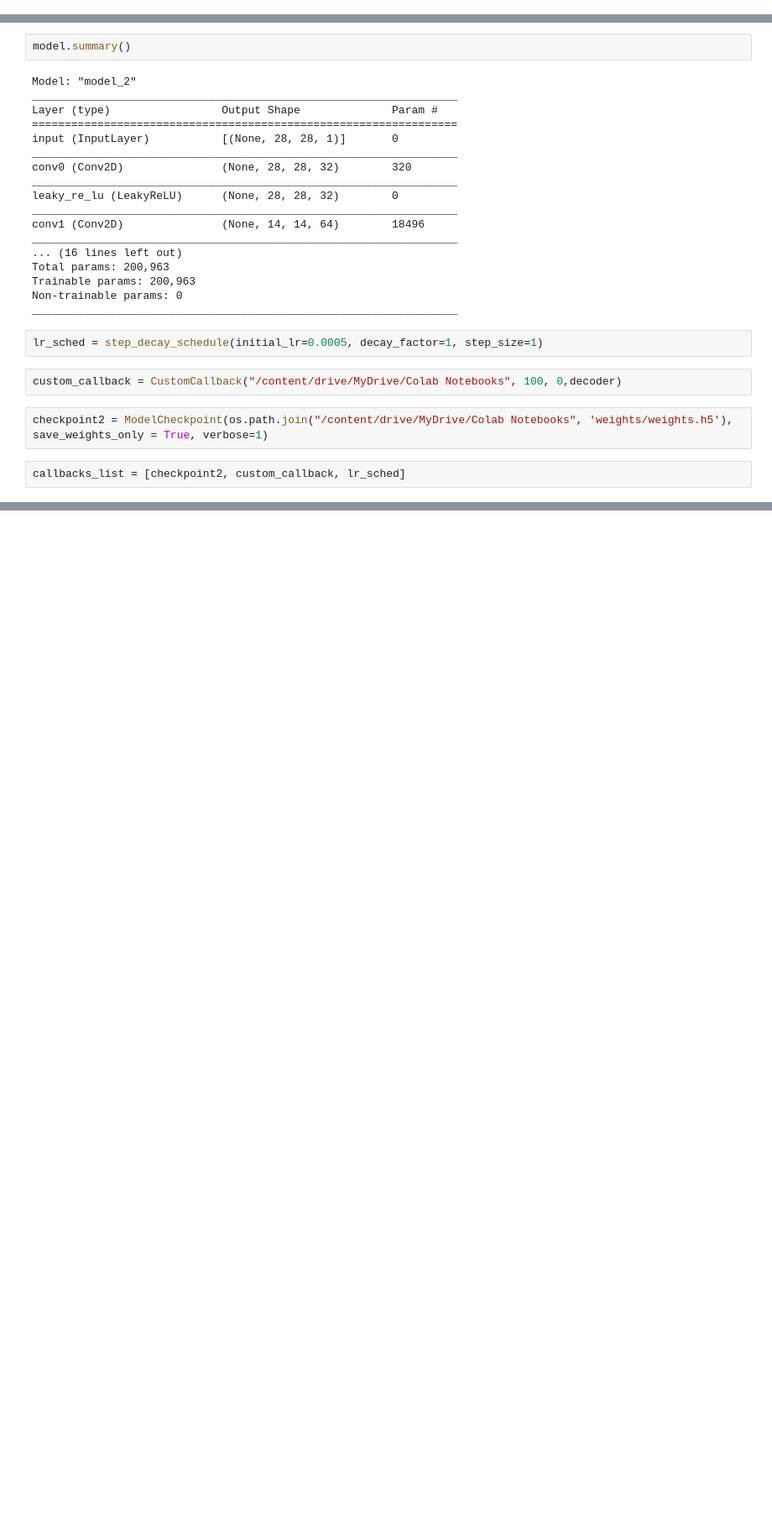
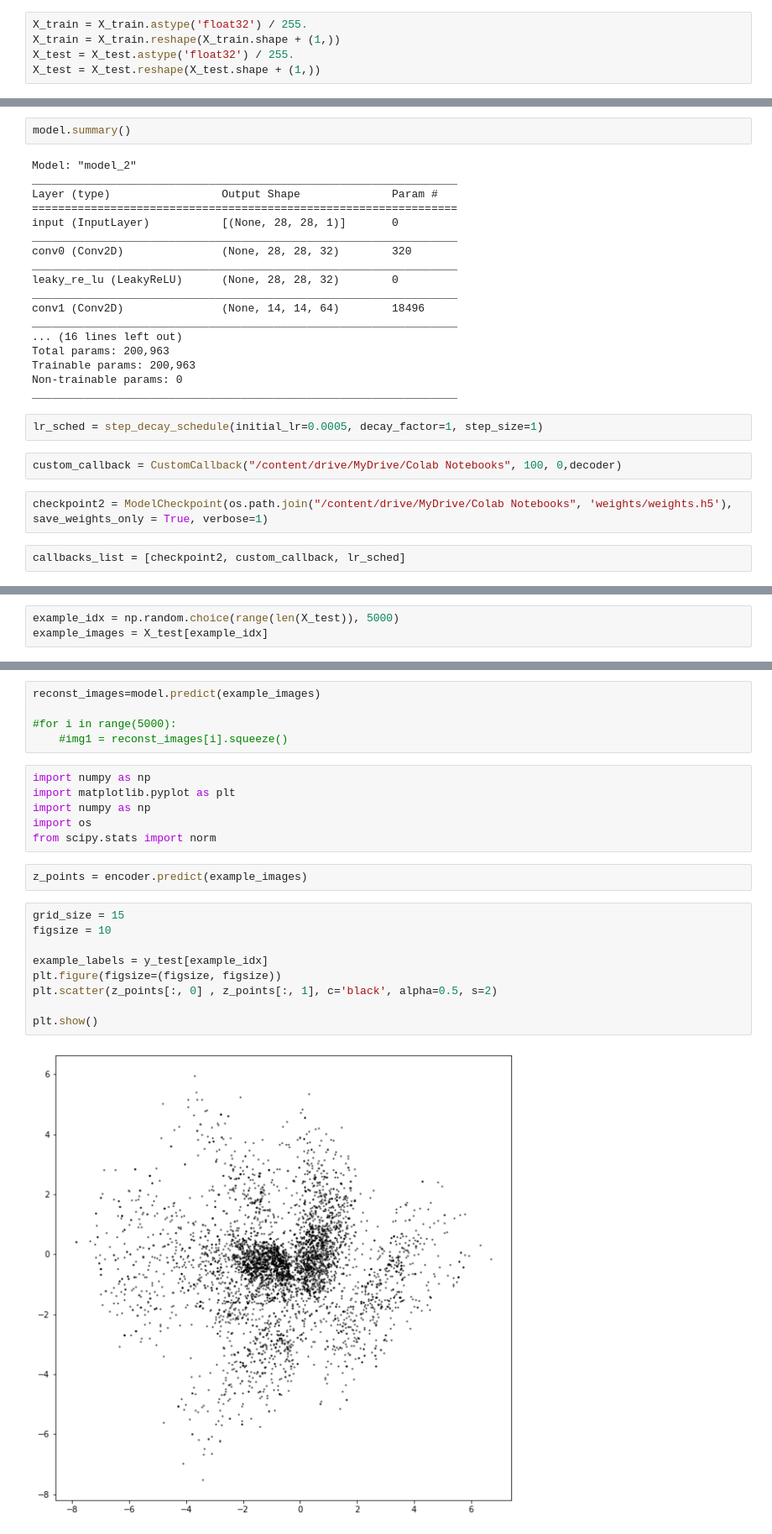
Before and after one commit to hj56775/dlibforbeauty, a Jupyter notebook: 오토인코더.ipynb, the cells around one changed output, grey strips where cells are left out. Shown at 84% size. Cells and saved outputs as stored; diff of their text form; blank space fills up the shorter version.

```diff
--- a/오토인코더.ipynb
+++ b/오토인코더.ipynb
@@ -34,6 +37,11 @@ from tensorflow import keras
 mnist = keras.datasets.mnist
 
 (X_train,y_train), (X_test, y_test) = mnist.load_data()
+# %%
+X_train = X_train.astype('float32') / 255.
+X_train = X_train.reshape(X_train.shape + (1,))
+X_test = X_test.astype('float32') / 255.
+X_test = X_test.reshape(X_test.shape + (1,))
 # %%
 from keras.layers import Input, Conv2D, Flatten, Dense, Conv2DTranspose, Reshape, Lambda, Activation, BatchNormalization, LeakyReLU, Dropout
 from keras.models import Model
@@ -210,0 +225,3 @@ model.decoder
+# %%
+example_idx = np.random.choice(range(len(X_test)), 5000)
+example_images = X_test[example_idx]
@@ -210,0 +231,24 @@ model.decoder
+# %%
+reconst_images=model.predict(example_images)
+
+#for i in range(5000):
+    #img1 = reconst_images[i].squeeze()
+# %%
+import numpy as np
+import matplotlib.pyplot as plt
+import numpy as np
+import os
+from scipy.stats import norm
+# %%
+z_points = encoder.predict(example_images)
+# %%
+grid_size = 15
+figsize = 10
+
+example_labels = y_test[example_idx]
+plt.figure(figsize=(figsize, figsize))
+plt.scatter(z_points[:, 0] , z_points[:, 1], c='black', alpha=0.5, s=2)
+
+plt.show()
+# %% [output]
+[figure, added]
```
Also changed, not shown: parts of 10 cells of this notebook.
